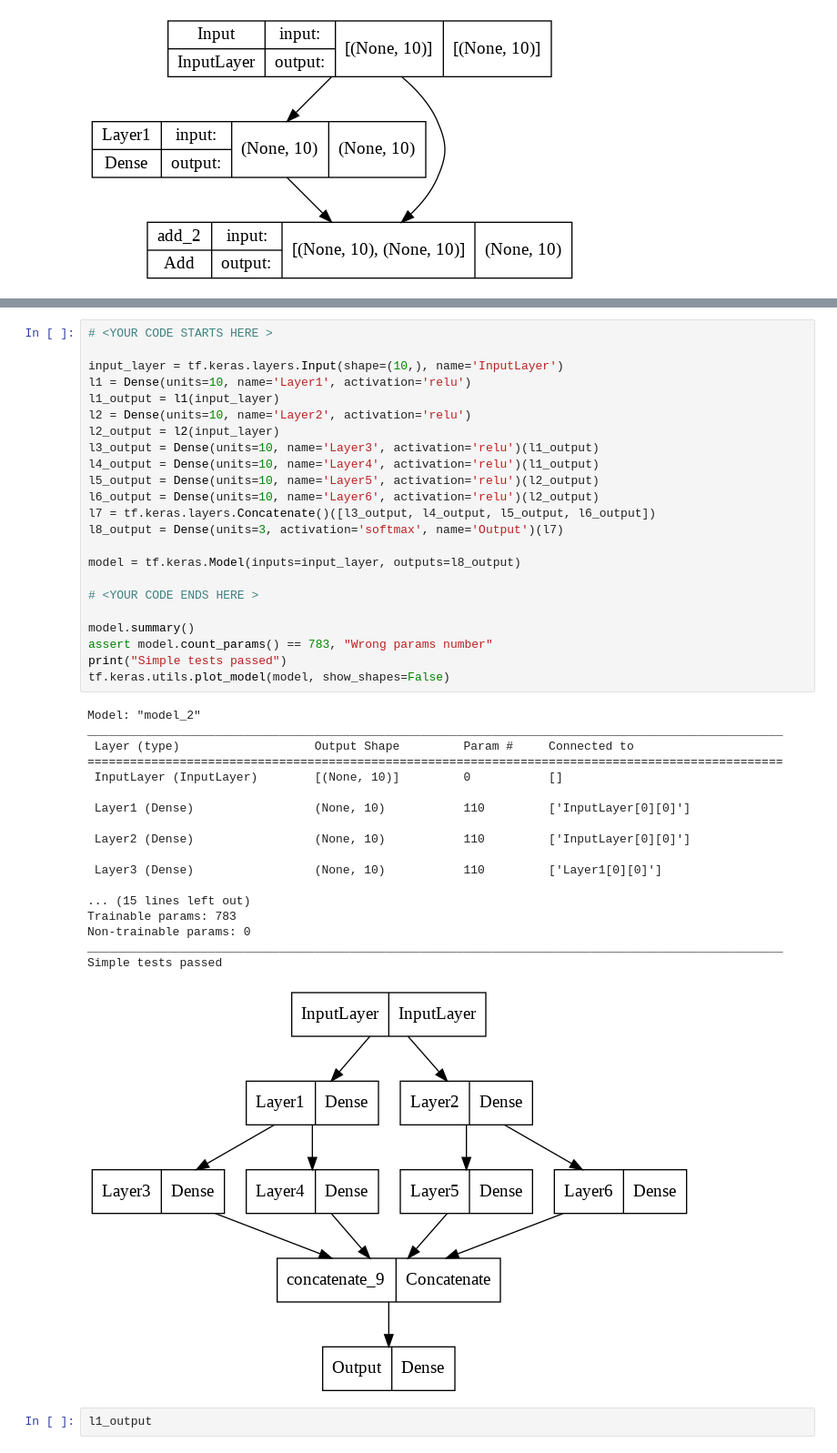
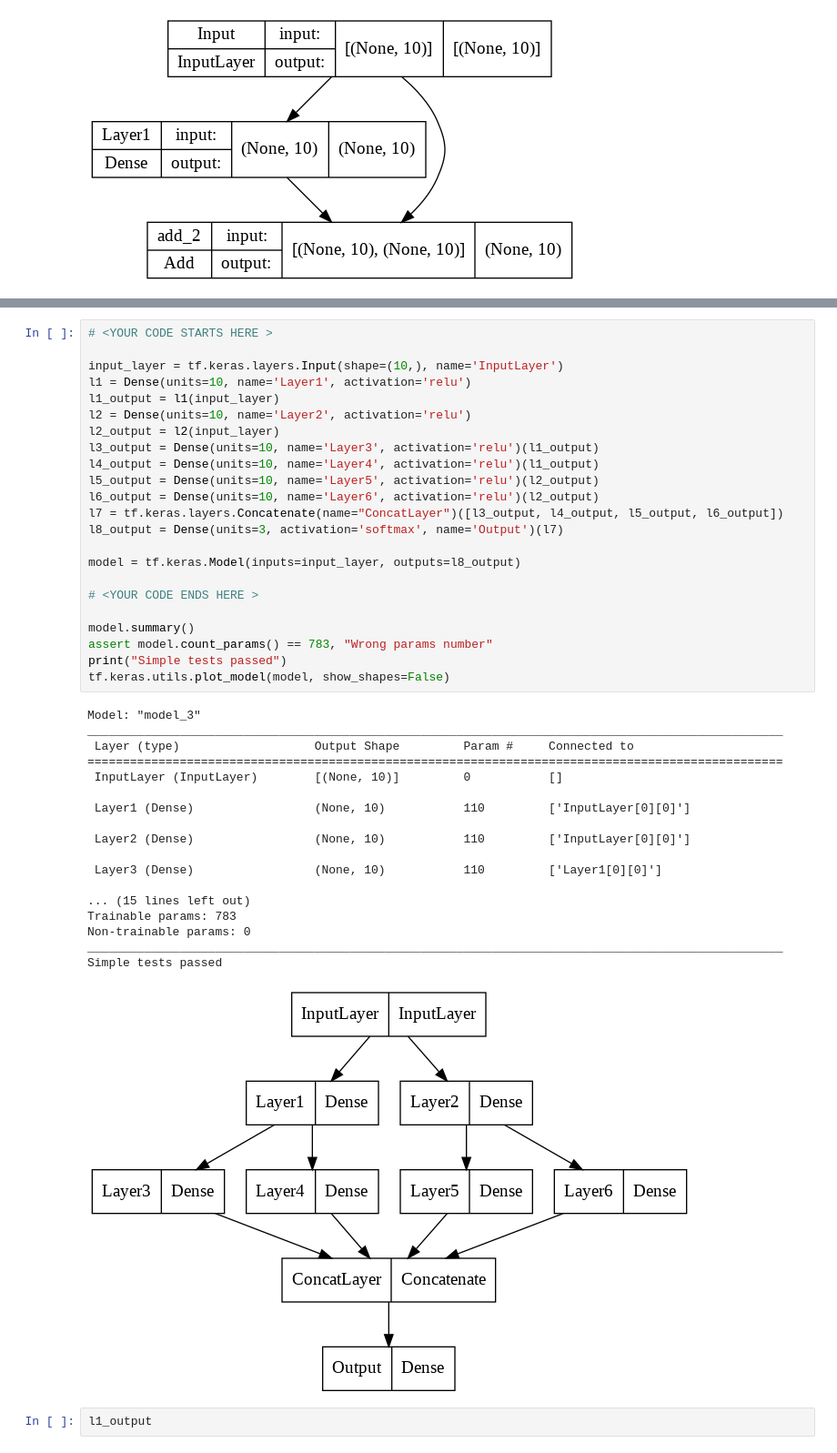
Before and after one commit to vsolodkyi/NeuralNetworks_SkillBox, a Jupyter notebook: module_3/keras_model_practice.ipynb, the cells around one changed output, grey strips where cells are left out. Shown: that part at 91% size. Saved outputs shown, nothing was run; the diff lists cells and outputs as text.

```diff
--- a/module_3/keras_model_practice.ipynb
+++ b/module_3/keras_model_practice.ipynb
@@ -119,36 +119,36 @@ l3_output = Dense(units=10, name='Layer3', activation='relu')(l1_output)
 l4_output = Dense(units=10, name='Layer4', activation='relu')(l1_output)
 l5_output = Dense(units=10, name='Layer5', activation='relu')(l2_output)
 l6_output = Dense(units=10, name='Layer6', activation='relu')(l2_output)
-l7 = tf.keras.layers.Concatenate()([l3_output, l4_output, l5_output, l6_output])
+l7 = tf.keras.layers.Concatenate(name="ConcatLayer")([l3_output, l4_output, l5_output, l6_output])
 l8_output = Dense(units=3, activation='softmax', name='Output')(l7)
 
 model = tf.keras.Model(inputs=input_layer, outputs=l8_output)
 
 # <YOUR CODE ENDS HERE >
 
 model.summary()
 assert model.count_params() == 783, "Wrong params number"
 print("Simple tests passed")
 tf.keras.utils.plot_model(model, show_shapes=False)
 # %% [output]
-Model: "model_2"
+Model: "model_3"
 __________________________________________________________________________________________________
  Layer (type)                   Output Shape         Param #     Connected to
 ==================================================================================================
  InputLayer (InputLayer)        [(None, 10)]         0           []
 
  Layer1 (Dense)                 (None, 10)           110         ['InputLayer[0][0]']
 
  Layer2 (Dense)                 (None, 10)           110         ['InputLayer[0][0]']
 
  Layer3 (Dense)                 (None, 10)           110         ['Layer1[0][0]']
 
 ... (15 lines left out)
 Trainable params: 783
 Non-trainable params: 0
 __________________________________________________________________________________________________
 Simple tests passed
-[figure, old version]
+[figure, new version]
 # %%
 l1_output
 # %% [output]
```
